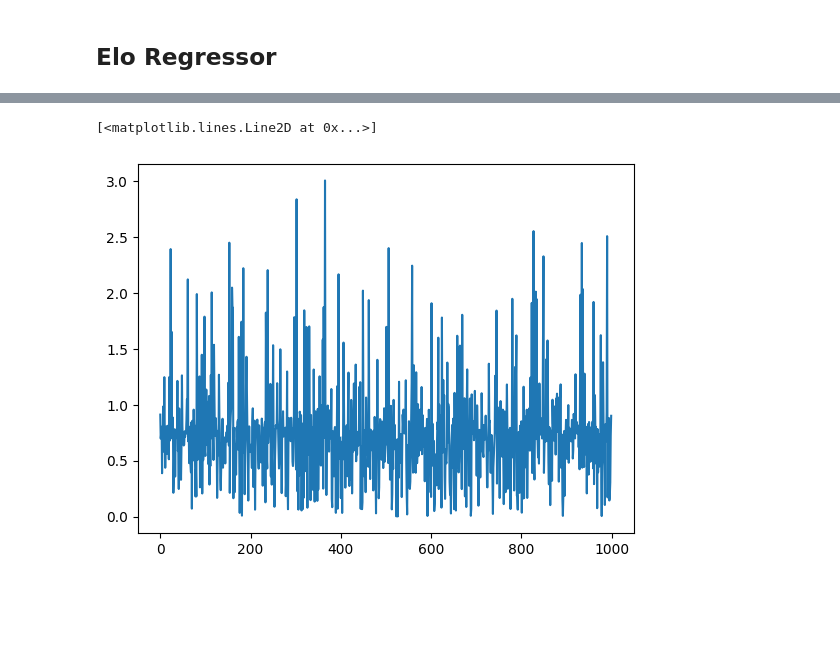
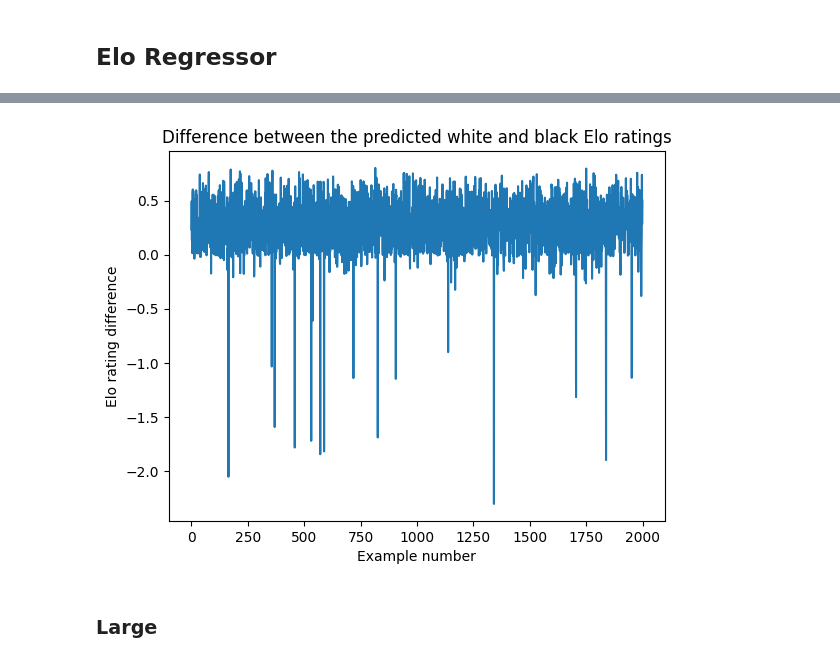
Before and after one commit to luizvalle/chessformer, a Jupyter notebook: notebooks/trained_models_analysis.ipynb, the cells around one changed output, grey strips where cells are left out. Drawn from its saved outputs; the diff is of its cells as text; code cells hidden in the pictures; blank space fills up the shorter version.

```diff
--- a/notebooks/trained_models_analysis.ipynb
+++ b/notebooks/trained_models_analysis.ipynb
@@ -273,4 +403,4 @@ for encoder_idx in range(0, 2):
 # %%
-elo_regressor = tf.keras.models.load_model("../model_artifacts/elo_regressor/trained_model/saved_model/chessformer_result_classifier.keras")
-elo_regressor.summary()
+elo_regressor_fine_tuned = tf.keras.models.load_model("../model_artifacts/elo_regressor/fine_tuned/trained_model/saved_model/chessformer_result_classifier.keras")
+elo_regressor_fine_tuned.summary()
 # %% [output]
@@ -294,10 +454,10 @@ true_black_elos = list()
 predicted_white_elos = list()
 predicted_black_elos = list()
 
-for i, (moves, elos, result) in enumerate(dataset.take(1_000)):
+for i, (moves, elos, result) in enumerate(dataset.take(2_000)):
     true_white_elos.append(elos[0][0].numpy())
     true_black_elos.append(elos[0][1].numpy())
-    predicted_elos = elo_regressor.predict(moves, verbose=0)
+    predicted_elos = elo_regressor_fine_tuned.predict(moves, verbose=0)
     predicted_white_elos.append(predicted_elos[0][0])
     predicted_black_elos.append(predicted_elos[0][1])
     if i % 100 == 0:
@@ -361,5 +522,10 @@ plt.plot(range(1_000), [abs(white - black) for white, black in zip(true_white_el
 # %%
-plt.plot(range(1_000), [abs(white - black) for white, black in zip(predicted_white_elos, predicted_black_elos)])
+plt.plot(range(2_000), [white - black for white, black in zip(predicted_white_elos, predicted_black_elos)])
+plt.title("Difference between the predicted white and black Elo ratings")
+plt.xlabel("Example number")
+plt.ylabel("Elo rating difference")
+plt.show()
 # %% [output]
-[<matplotlib.lines.Line2D at 0x...>]
-[figure, old version]
+[figure, new version]
+# %% [markdown]
+### Large
```
Also changed, not shown: parts of 23 cells of this notebook, 47 other files.
